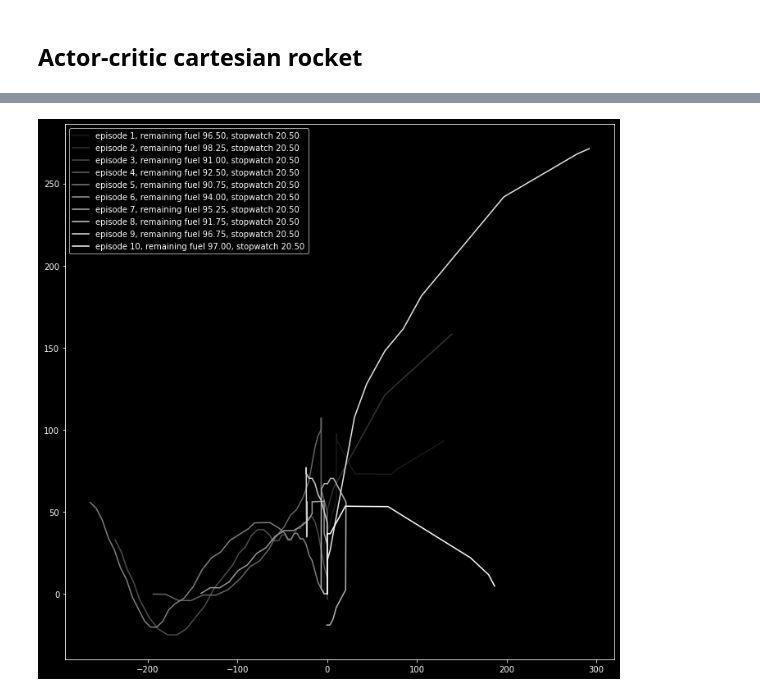
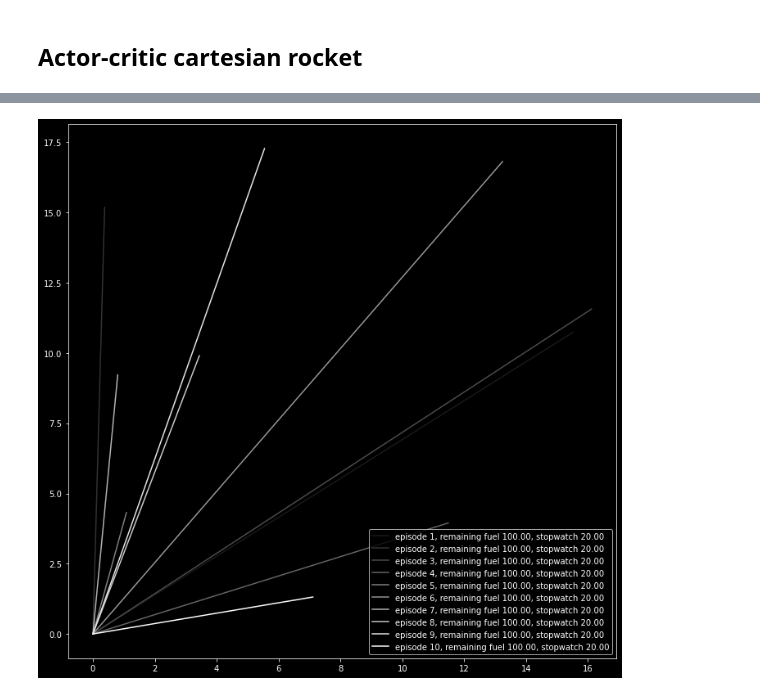
Before and after one commit to dtersegno/cannon, a Jupyter notebook: actor_critic_cartesian_rocket.ipynb, the cells around one changed output, grey strips where cells are left out. Cells and saved outputs as stored; diff of their text form; code cells hidden in the pictures.

```diff
--- a/actor_critic_cartesian_rocket.ipynb
+++ b/actor_critic_cartesian_rocket.ipynb
@@ -12,10 +12,10 @@ class cartesian_rocket:
     def __init__(self,
                  dry_mass = 10.,
                  wet_mass = 100.,
-                 isp = 600.,
-                 time_step = 0.5,
+                 isp = 1000.,
+                 time_step = 0.1,
                  drag_coef = 0.,
-                 max_fuel_rate = .5, # per second
+                 max_fuel_rate = 2, # per second
 #                  throttle_rate = 0.1 #increase of fuel use
                  reference_height = 200, #m, for barometric pressure
                  g = 9.81
@@ -60,6 +60,10 @@ class cartesian_rocket:
             3:-right,
             4:-up
         }
+
+    def reset(self):
+        self.position = np.array([0.,0.])
+        self.velocity = np.array([0.,0.])
 
     #increase fuel in direction. Adds to velocity at the cost of fuel
     def fire(self, direction_code):
@@ -155,7 +159,7 @@ Trainable params: 1,670
 Non-trainable params: 0
 __________________________________________________________________________________________________
 # %%
-target_vel = np.array([25., 0.])
+target_vel = np.array([25., 25.])
 target_alt = 60.
 
 #gives error values for the velocity and altitude
@@ -196,7 +200,7 @@ rewards_history = []
 
 # # is_learning_rate_decaying = False
 # # # is_learning_rate_decaying = True
-learning_rate_start = 0.00001
+learning_rate_start = 0.01
 # # learning_rate_end = 0.0001
 
 # if is_learning_rate_decaying:
@@ -206,9 +210,7 @@ learning_rate_start = 0.00001
 
 
 
-optimizer = tf.optimizers.Adam(learning_rate = learning_rate_start,
-                              beta_1=0.9,
-                              beta_2=0.999)
+optimizer = tf.optimizers.Adam(learning_rate = learning_rate_start)
 
 # optimizer = tf.optimizers.Adam(learning_rate = learning_rate_start, beta_1 = learning_rate_decay)
 
@@ -236,7 +238,7 @@ for epoch in range(num_episodes):
     rkt = cartesian_rocket()
 
     #optionally give it a little boost
-#     rkt.velocity = rng.random(2)
+    rkt.velocity = rng.random(2)
 
     #prepare state for model
     starting_state = np.array([rkt.position, rkt.velocity, [rkt.dry_mass, rkt.wet_mass]])
@@ -263,8 +265,8 @@ for epoch in range(num_episodes):
 
 
 #             new_action_probs = np.squeeze(action_probs)
-            new_action_probs = action_probs + 0.1
-            action_probs = new_action_probs / sum(new_action_probs[0])
+#             new_action_probs = action_probs + 0.1
+#             action_probs = new_action_probs / sum(new_action_probs[0])
 #             action = rng.choice(num_actions, p = action_probs)
 
             action = rng.choice(num_actions, p = np.squeeze(action_probs))
@@ -285,7 +287,7 @@ for epoch in range(num_episodes):
 
             #calculate square errors -- distance to target altitude and velocity
             velocity_error, altitude_error = calculate_errors(state)
-            total_error = velocity_error+altitude_error#-rkt.stopwatch
+            total_error = velocity_error#+altitude_error#-rkt.stopwatch
             total_reward = -total_error #100000.-total_error
             rewards_history.append(total_reward)
             episode_reward += total_reward
@@ -349 +351 @@ average loss: 6.179/sec at episode 10, rocket lasted 20.50 sec
-[figure, old version]
+[figure, new version]
```
Also changed, not shown: parts of 9 cells of this notebook.
